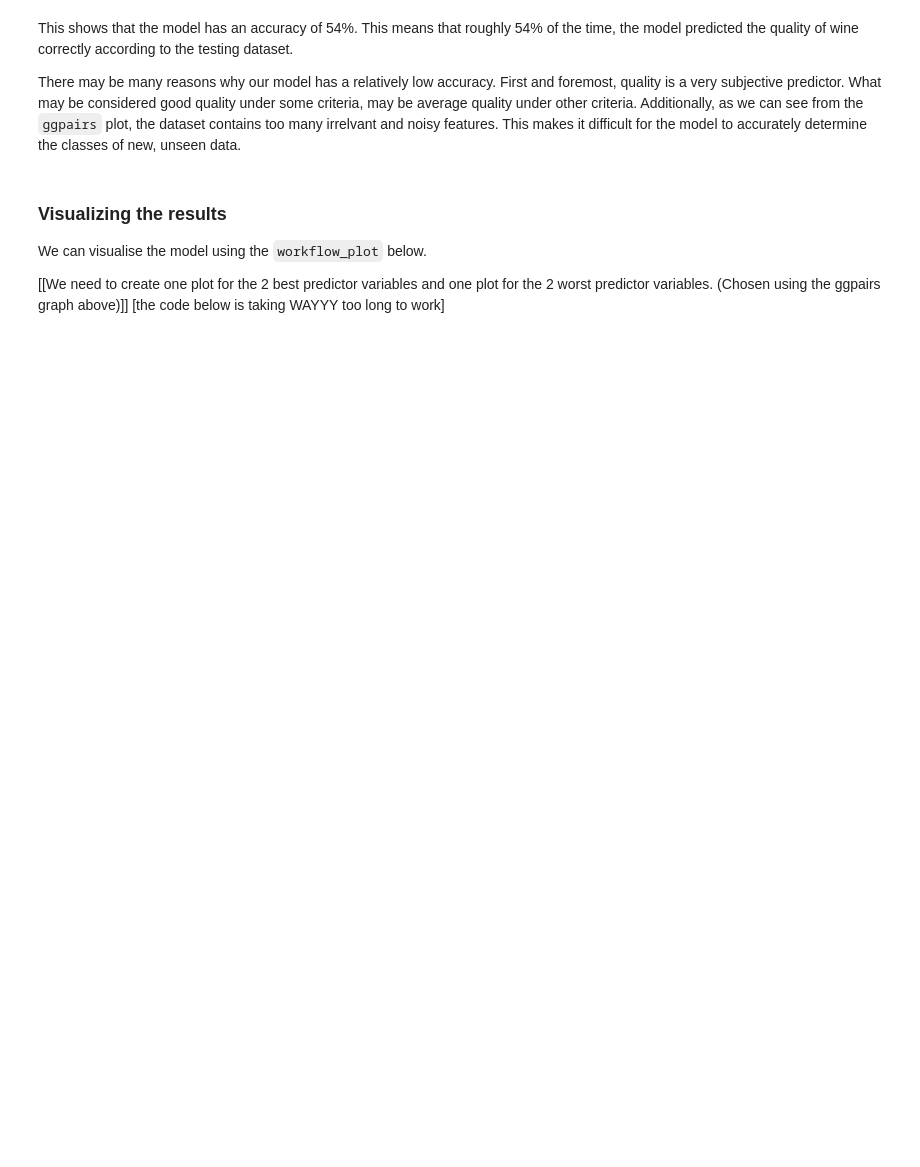
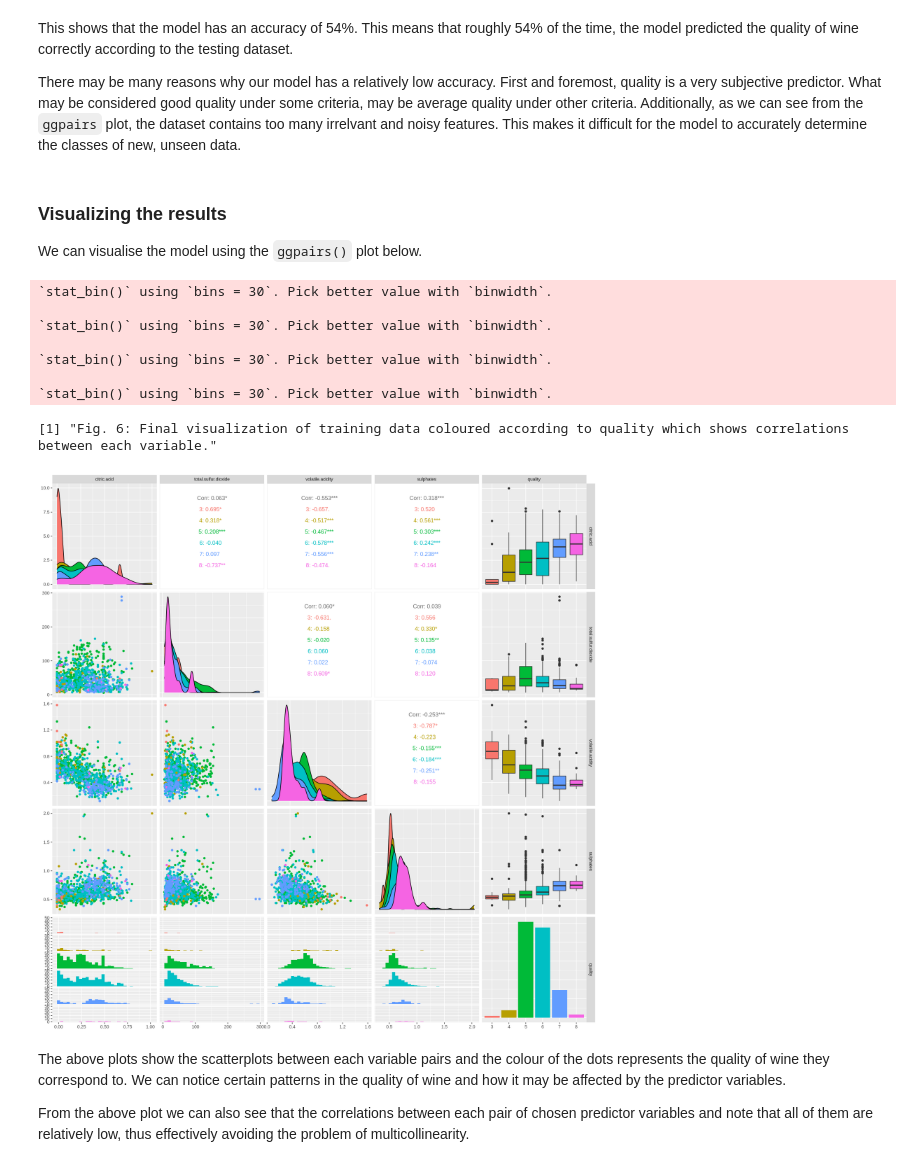
Before and after one commit to s4yuj/KNN-Wine-Quality-Predictor, a Jupyter notebook: project_report.ipynb, the cells around one changed output. Cells and saved outputs as stored; diff of their text form; code cells hidden in the pictures; blank space fills up the shorter version.

```diff
--- a/project_report.ipynb
+++ b/project_report.ipynb
@@ -519,7 +574,4 @@ There may be many reasons why our model has a relatively low accuracy. First and
 # %% [markdown]
 ### Visualizing the results
 
-We can visualise the model using the `workflow_plot` below.
-
-[[We need to create one plot for the 2 best predictor variables and one plot for the 2 worst predictor variables. (Chosen using the ggpairs graph above)]]
-[the code below is taking WAYYY too long to work]
+We can visualise the model using the `ggpairs()` plot below.
@@ -581,3 +578,23 @@ wkflw_plot
+# %%
+options(repr.plot.height = 15, repr.plot.width = 15)
+
+ggpairs(wine_train,
+        mapping = ggplot2::aes(colour = quality))
+print("Fig. 6: Final visualization of training data coloured according to quality which shows correlations between each variable.")
+# %% [output]
+`stat_bin()` using `bins = 30`. Pick better value with `binwidth`.
+
+`stat_bin()` using `bins = 30`. Pick better value with `binwidth`.
+
+`stat_bin()` using `bins = 30`. Pick better value with `binwidth`.
+
+`stat_bin()` using `bins = 30`. Pick better value with `binwidth`.
+[1] "Fig. 6: Final visualization of training data coloured according to quality which shows correlations between each variable."
+[figure, added]
+# %% [markdown]
+The above plots show the scatterplots between each variable pairs and the colour of the dots represents the quality of wine they correspond to. We can notice certain patterns in the quality of wine and how it may be affected by the predictor variables.
+
+From the above plot we can also see that the correlations between each pair of chosen predictor variables and note that all of them are relatively low, thus effectively avoiding the problem of multicollinearity.
 # %% [markdown]
 ## Discussion
 
```
Also changed, not shown: parts of 21 cells of this notebook.
